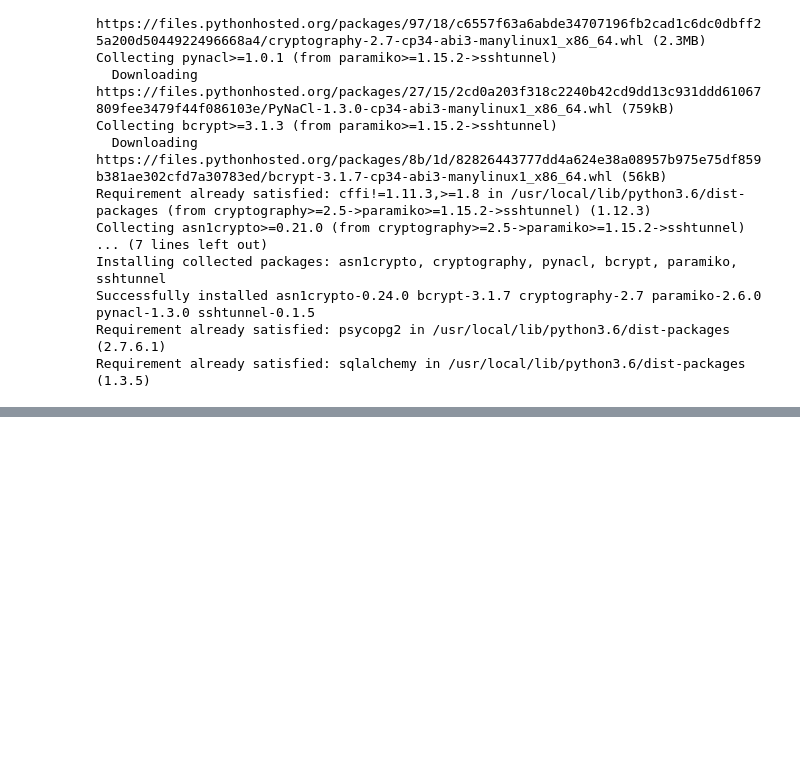
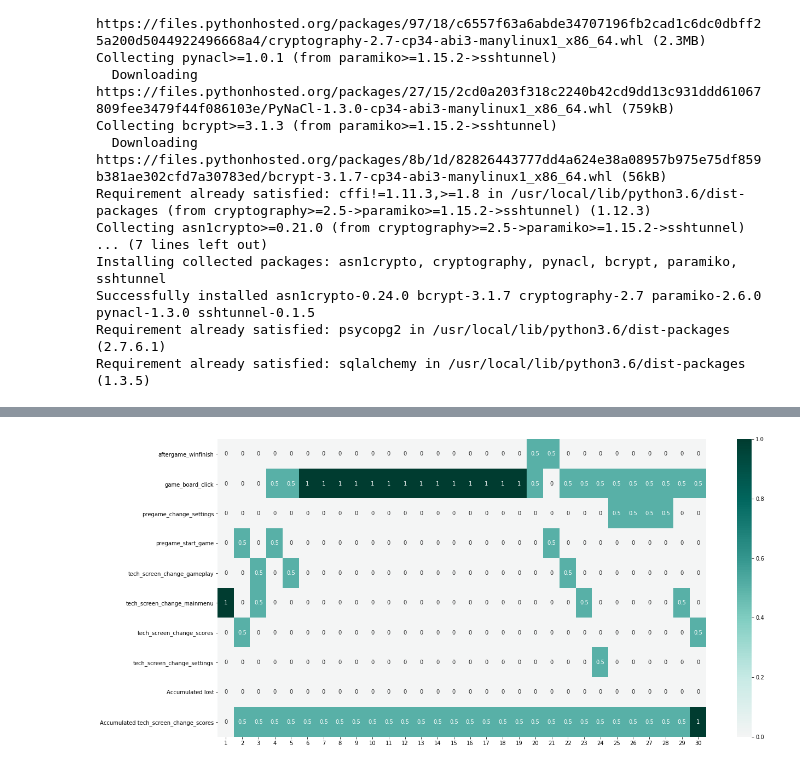
Before and after one commit to Demiurgy/retentioneering-tools, a Jupyter notebook: postgres_connector_reboard_(1).ipynb, the cells around one changed output, grey strips where cells are left out. Cells and saved outputs as stored; diff of their text form; code cells hidden in the pictures; blank space fills up the shorter version.

```diff
--- a/postgres_connector_reboard_(1).ipynb
+++ b/postgres_connector_reboard_(1).ipynb
@@ -63,0 +89,3 @@ somemodule = SourceFileLoader('retentioneering', 'retentioneering-tools/retentio
+# %%
+# data = pd.read_csv('examples/data/train.csv')
+data = result.sort_values('event_timestamp')
@@ -63,0 +154,4 @@ somemodule = SourceFileLoader('retentioneering', 'retentioneering-tools/retentio
+# %%
+desc_table = data.retention.get_step_matrix(max_steps=30)
+# %% [output]
+[figure, added]
```
Also changed, not shown: parts of 17 cells of this notebook.
